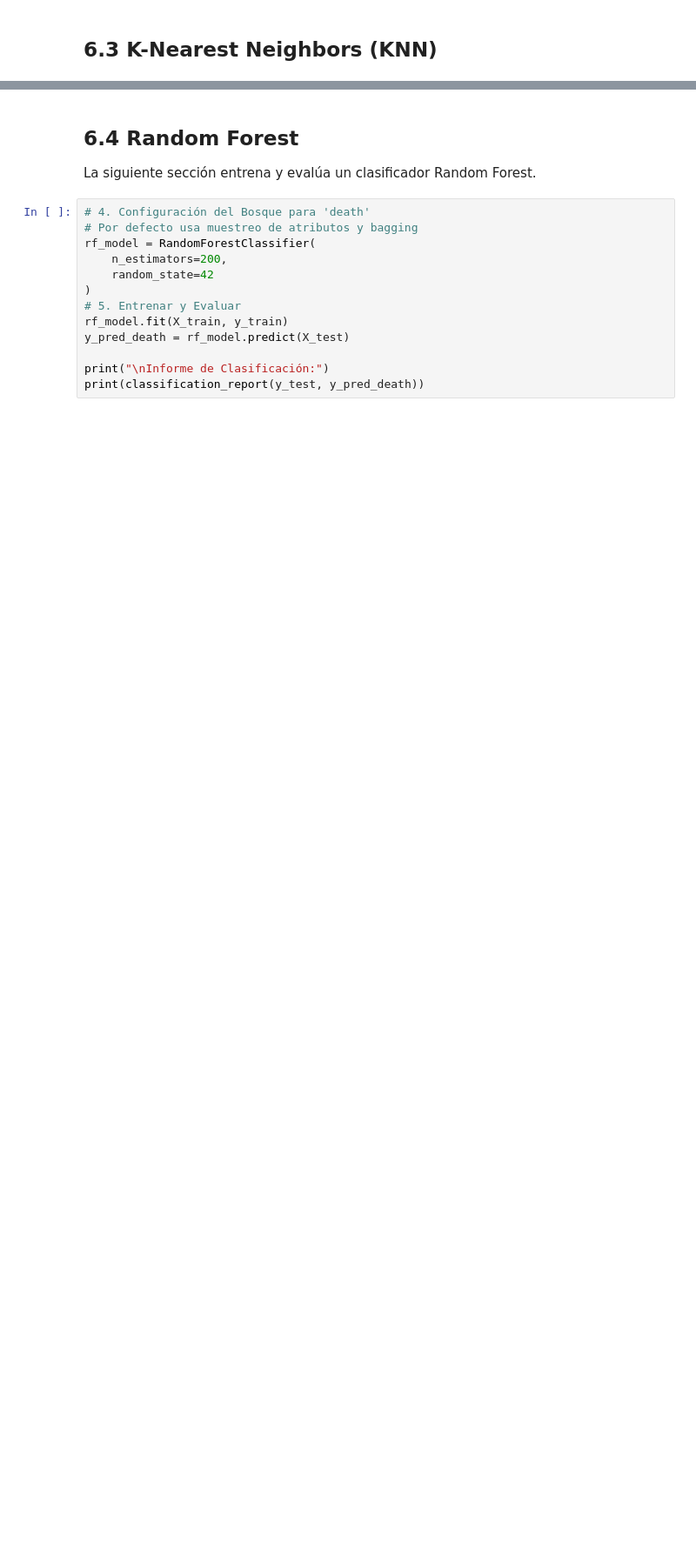
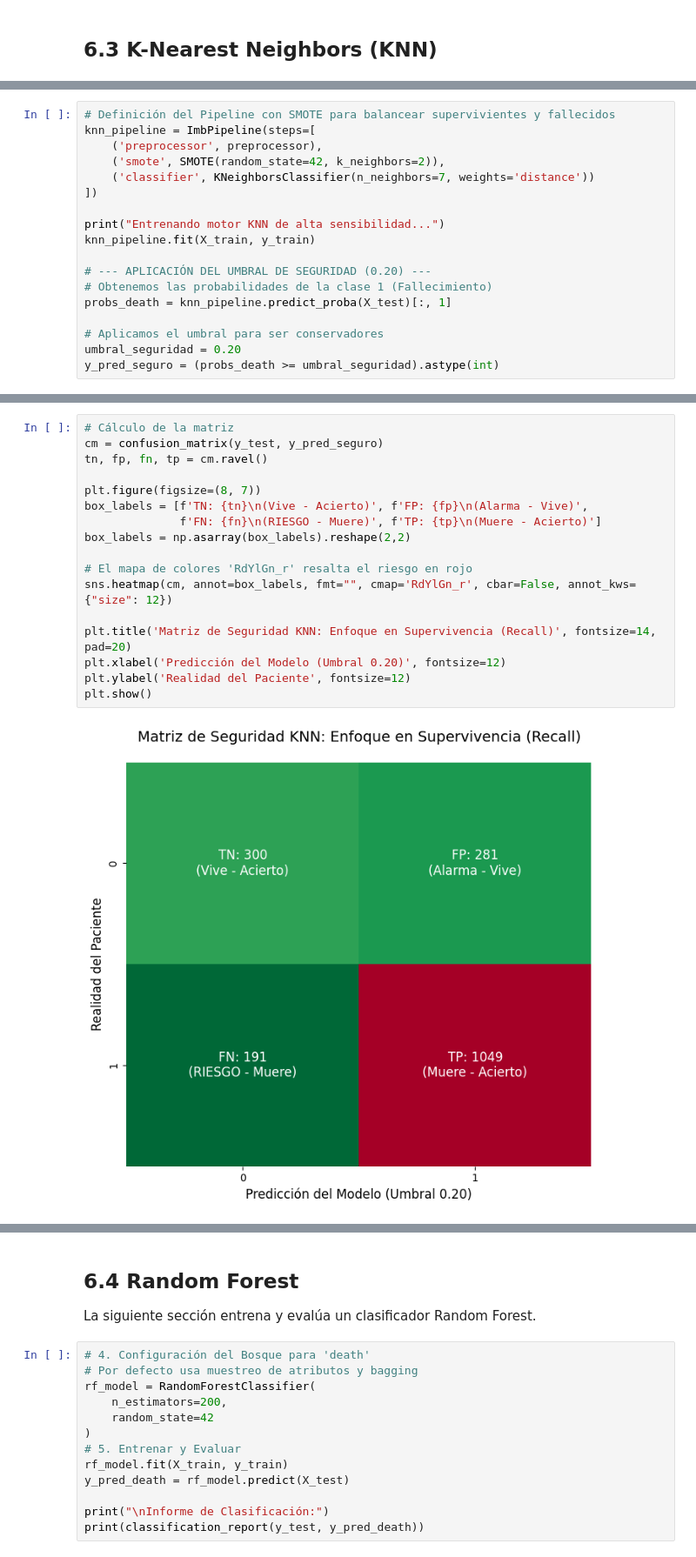
Before and after one commit to nrapun/proyecto_AA, a Jupyter notebook: notebook_proyectoAA.ipynb, the cells around one changed output, grey strips where cells are left out. Shown at 87% size. Saved outputs shown, nothing was run; the diff lists cells and outputs as text; blank space fills up the shorter version.

```diff
--- a/notebook_proyectoAA.ipynb
+++ b/notebook_proyectoAA.ipynb
@@ -1216,0 +1126,18 @@ Al analizar la **Matriz de Confusión**, observamos un comportamiento altamente
+# %%
+# Definición del Pipeline con SMOTE para balancear supervivientes y fallecidos
+knn_pipeline = ImbPipeline(steps=[
+    ('preprocessor', preprocessor),
+    ('smote', SMOTE(random_state=42, k_neighbors=2)),
+    ('classifier', KNeighborsClassifier(n_neighbors=7, weights='distance'))
+])
+
+print("Entrenando motor KNN de alta sensibilidad...")
+knn_pipeline.fit(X_train, y_train)
+
+# --- APLICACIÓN DEL UMBRAL DE SEGURIDAD (0.20) ---
+# Obtenemos las probabilidades de la clase 1 (Fallecimiento)
+probs_death = knn_pipeline.predict_proba(X_test)[:, 1]
+
+# Aplicamos el umbral para ser conservadores
+umbral_seguridad = 0.20
+y_pred_seguro = (probs_death >= umbral_seguridad).astype(int)
@@ -1216,0 +1153,19 @@ Al analizar la **Matriz de Confusión**, observamos un comportamiento altamente
+# %%
+# Cálculo de la matriz
+cm = confusion_matrix(y_test, y_pred_seguro)
+tn, fp, fn, tp = cm.ravel()
+
+plt.figure(figsize=(8, 7))
+box_labels = [f'TN: {tn}\n(Vive - Acierto)', f'FP: {fp}\n(Alarma - Vive)',
+              f'FN: {fn}\n(RIESGO - Muere)', f'TP: {tp}\n(Muere - Acierto)']
+box_labels = np.asarray(box_labels).reshape(2,2)
+
+# El mapa de colores 'RdYlGn_r' resalta el riesgo en rojo
+sns.heatmap(cm, annot=box_labels, fmt="", cmap='RdYlGn_r', cbar=False, annot_kws={"size": 12})
+
+plt.title('Matriz de Seguridad KNN: Enfoque en Supervivencia (Recall)', fontsize=14, pad=20)
+plt.xlabel('Predicción del Modelo (Umbral 0.20)', fontsize=12)
+plt.ylabel('Realidad del Paciente', fontsize=12)
+plt.show()
+# %% [output]
+[figure, added]
```
Also changed, not shown: parts of 30 cells of this notebook.
